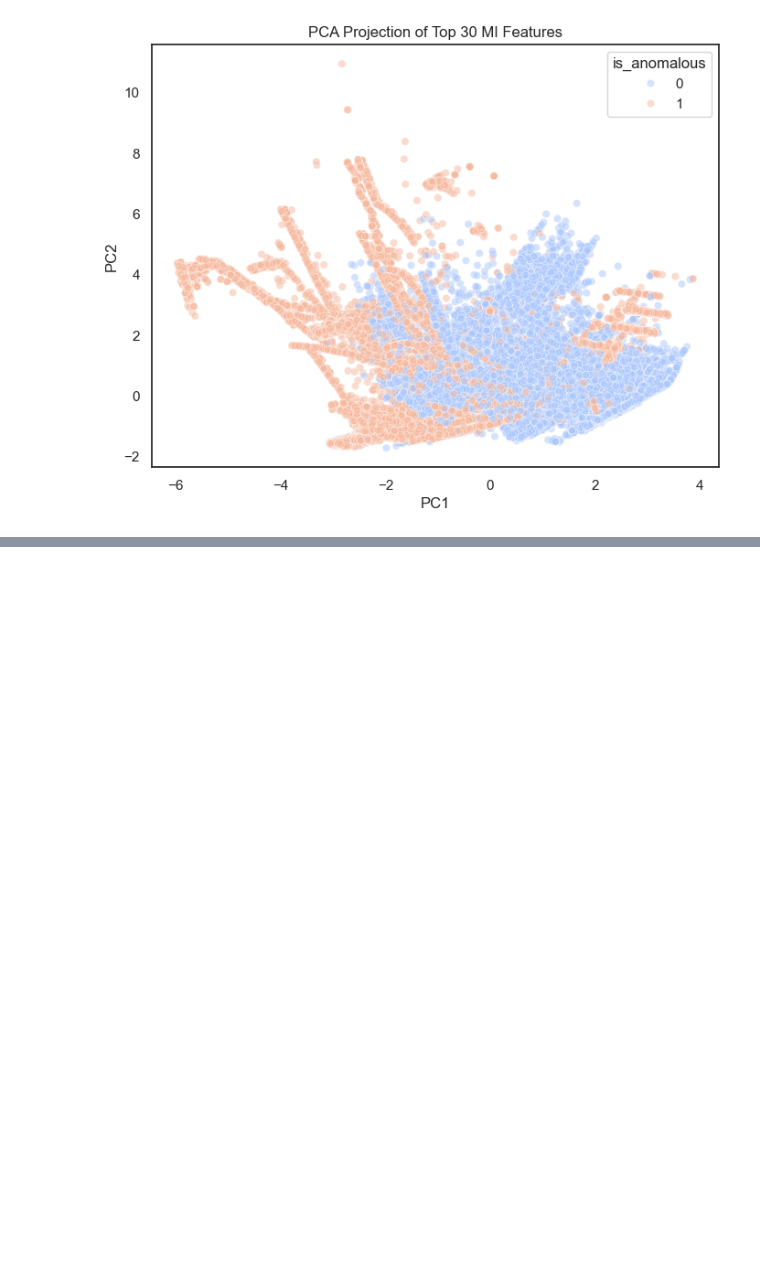
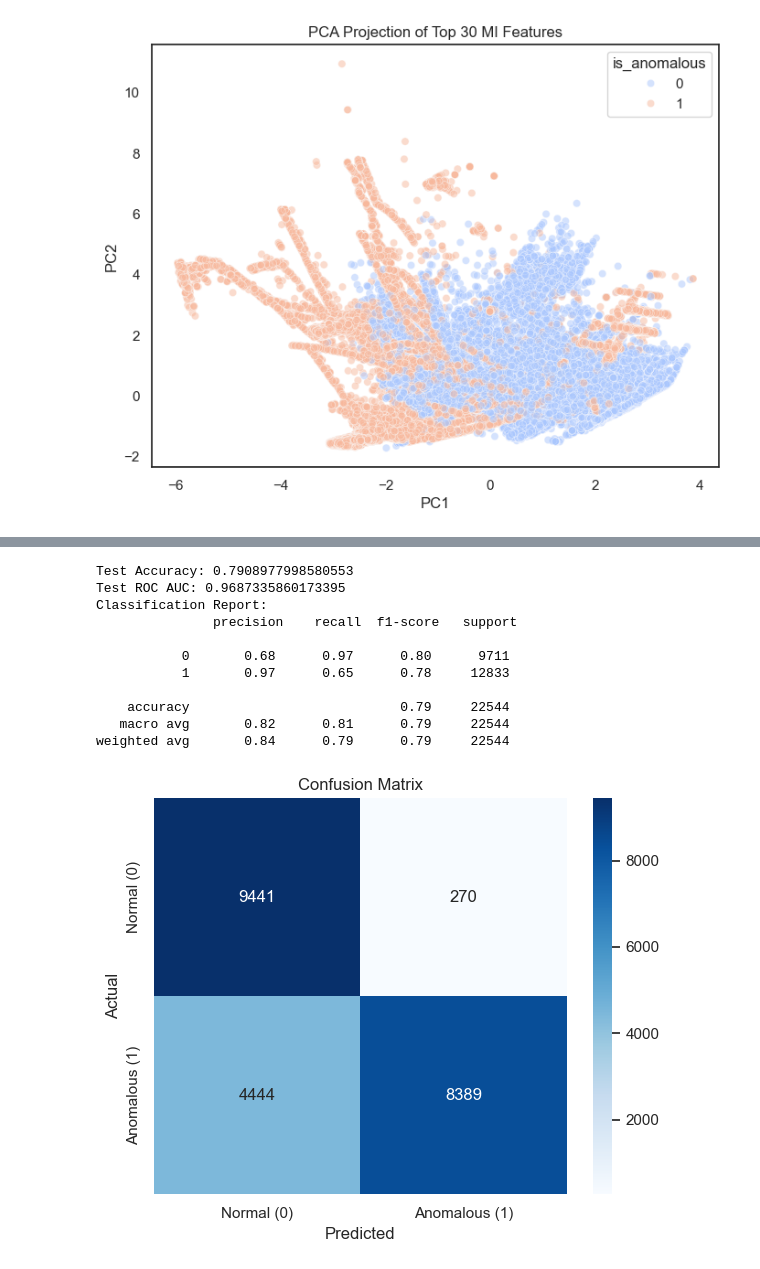
Before and after one commit to INFO-523-SU25/final-project-garcia-kyle, a Jupyter notebook: work.ipynb, the cells around one changed output, grey strips where cells are left out. Cells and saved outputs as stored; diff of their text form; code cells hidden in the pictures; blank space fills up the shorter version.

```diff
--- a/work.ipynb
+++ b/work.ipynb
@@ -97,7 +100,7 @@ Name: count, dtype: int64
 df_train['is_anomalous'] = df_train['attack'].apply(
   lambda x: 0 if x == 'normal' else 1)
 
-df_test['is_anomalous'] = df_train['attack'].apply(
+df_test['is_anomalous'] = df_test['attack'].apply(
   lambda x: 0 if x == 'normal' else 1)
 # %%
 plt.figure(figsize = (8, 5))
@@ -327,6 +308,9 @@ df_test_top30  = df_test_reduced[top_features["Feature"].tolist() + [target_col]
 
 print(f"\nTrain shape with top 30 features: {df_train_top30.shape}")
 print(f"Test shape with top 30 features:  {df_test_top30.shape}")
+
+df_train_EDA = df_train_reduced[top_features["Feature"].tolist() + [target_col]]
+df_test_EDA  = df_test_reduced[top_features["Feature"].tolist() + [target_col]]
 # %% [output]
 Top 30 Features by Mutual Information:
 
@@ -478,0 +529,38 @@ plt.show()
+# %%
+
+X_test = df_test_EDA.drop(columns=['is_anomalous'])
+y_test = df_test_EDA['is_anomalous']
+
+y_pred = search.best_estimator_.predict(X_test)
+y_proba = search.best_estimator_.predict_proba(X_test)[:, 1]
+
+
+print("Test Accuracy:", accuracy_score(y_test, y_pred))
+print("Test ROC AUC:", roc_auc_score(y_test, y_proba))
+print("Classification Report:\n", classification_report(y_test, y_pred))
+
+
+cm = confusion_matrix(y_test, y_pred)
+labels = ['Normal (0)', 'Anomalous (1)']
+
+# Heatmap version
+plt.figure(figsize=(6, 5))
+sns.heatmap(cm, annot=True, fmt='d', cmap='Blues', xticklabels=labels, yticklabels=labels)
+plt.xlabel('Predicted')
+plt.ylabel('Actual')
+plt.title('Confusion Matrix')
+plt.tight_layout()
+plt.show()
+# %% [output]
+Test Accuracy: 0.7908977998580553
+Test ROC AUC: 0.9687335860173395
+Classification Report:
+               precision    recall  f1-score   support
+
+           0       0.68      0.97      0.80      9711
+           1       0.97      0.65      0.78     12833
+
+    accuracy                           0.79     22544
+   macro avg       0.82      0.81      0.79     22544
+weighted avg       0.84      0.79      0.79     22544
+[figure, added]
```
Also changed, not shown: parts of 8 cells of this notebook.
